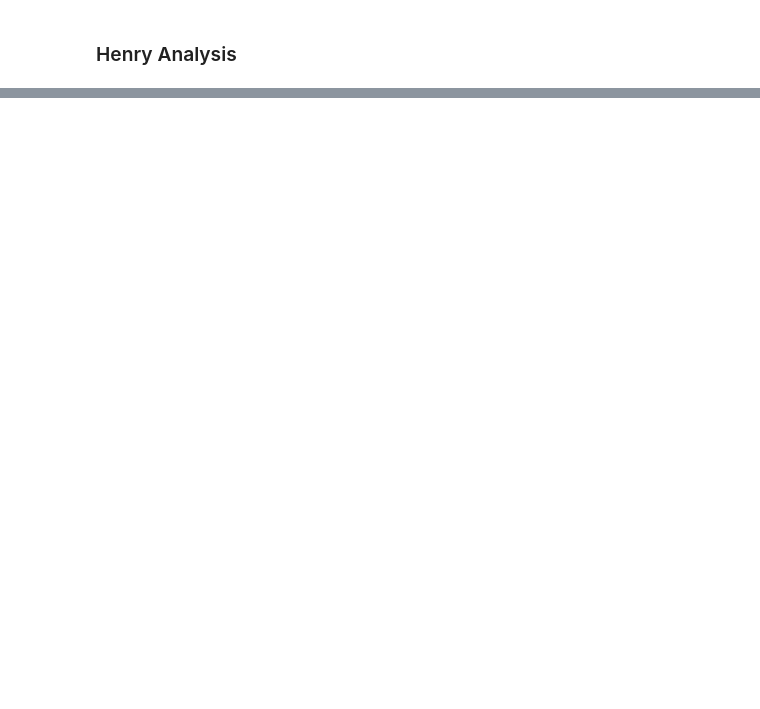
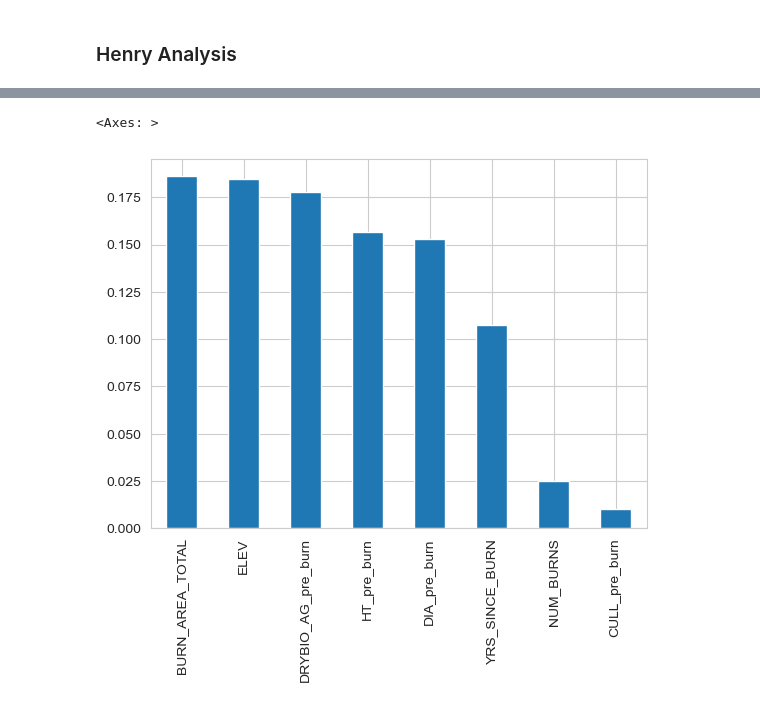
Before and after one commit to hbclad/Erdos_Trees, a Jupyter notebook: machine_learning/Henry_Analysis.ipynb, the cells around one changed output, grey strips where cells are left out. Drawn from its saved outputs; the diff is of its cells as text; code cells hidden in the pictures; blank space fills up the shorter version.

```diff
--- a/machine_learning/Henry_Analysis.ipynb
+++ b/machine_learning/Henry_Analysis.ipynb
@@ -18,0 +75,7 @@ combined_train =data_merge(trimmed_firstMeas_train, trimmed_secondMeas_train)
+# %%
+param_dist = {'n_estimators': randint(50,500),
+              'max_depth': randint(1,20)}
+rf = RandomForestClassifier()
+rand_search = RandomizedSearchCV(rf, param_distributions=param_dist, n_iter=5, cv = 5)
+# %%
+rand_search.fit(combined_train[features],combined_train['ALIVE_post_burn'])
@@ -18,0 +86,3 @@ combined_train =data_merge(trimmed_firstMeas_train, trimmed_secondMeas_train)
+# %%
+best_forest = rand_search.best_estimator_
+print(rand_search.best_params_)
@@ -18,0 +105,6 @@ combined_train =data_merge(trimmed_firstMeas_train, trimmed_secondMeas_train)
+# %%
+feature_importances = pd.Series(best_forest.feature_importances_, index=features).sort_values(ascending=False)
+feature_importances.plot.bar()
+# %% [output]
+<Axes: >
+[figure, added]
```
Also changed, not shown: parts of 21 cells of this notebook.
